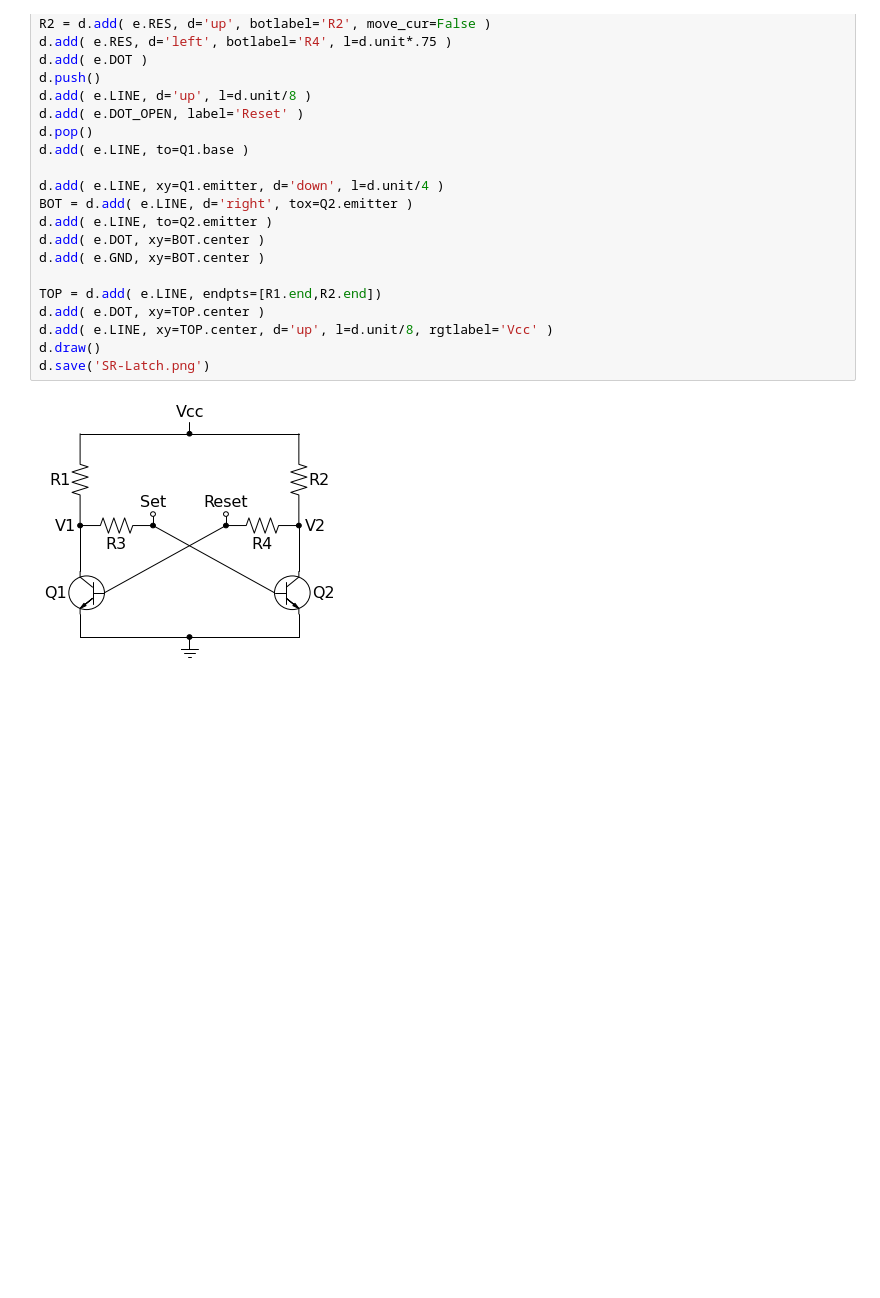
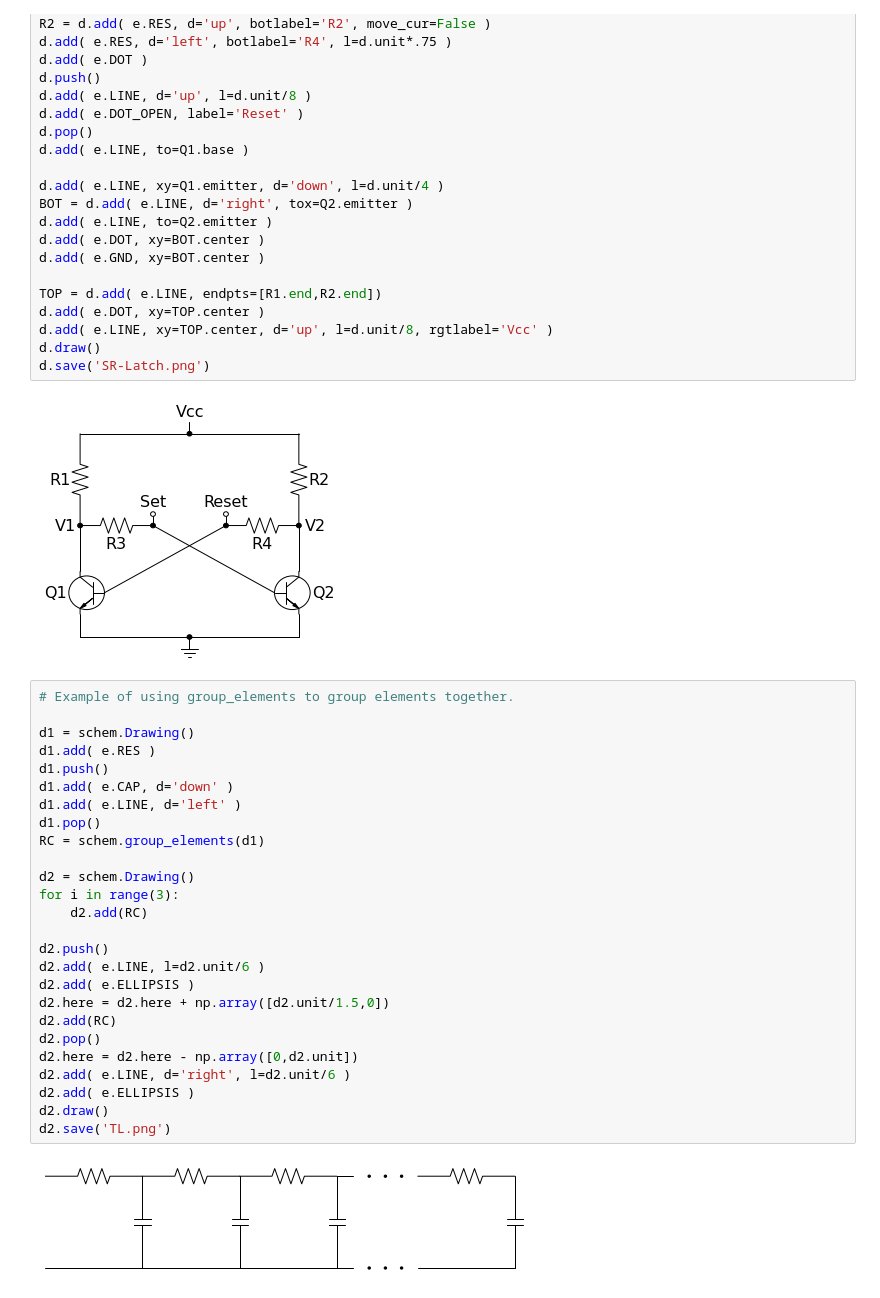
Before and after one commit to cdelker/schemdraw, a Jupyter notebook: docs/img/examples.ipynb, the cells around one changed output. Cells and saved outputs as stored; diff of their text form; blank space fills up the shorter version.

```diff
--- a/docs/img/examples.ipynb
+++ b/docs/img/examples.ipynb
@@ -243,3 +243,31 @@ d.draw()
 d.save('SR-Latch.png')
 # %% [output]
 [figure]
+# %%
+# Example of using group_elements to group elements together.
+
+d1 = schem.Drawing()
+d1.add( e.RES )
+d1.push()
+d1.add( e.CAP, d='down' )
+d1.add( e.LINE, d='left' )
+d1.pop()
+RC = schem.group_elements(d1)
+
+d2 = schem.Drawing()
+for i in range(3):
+    d2.add(RC)
+
+d2.push()
+d2.add( e.LINE, l=d2.unit/6 )
+d2.add( e.ELLIPSIS )
+d2.here = d2.here + np.array([d2.unit/1.5,0])
+d2.add(RC)
+d2.pop()
+d2.here = d2.here - np.array([0,d2.unit])
+d2.add( e.LINE, d='right', l=d2.unit/6 )
+d2.add( e.ELLIPSIS )
+d2.draw()
+d2.save('TL.png')
+# %% [output]
+[figure, added]
```
Also changed, not shown: parts of 2 cells of this notebook, 8 other files.
